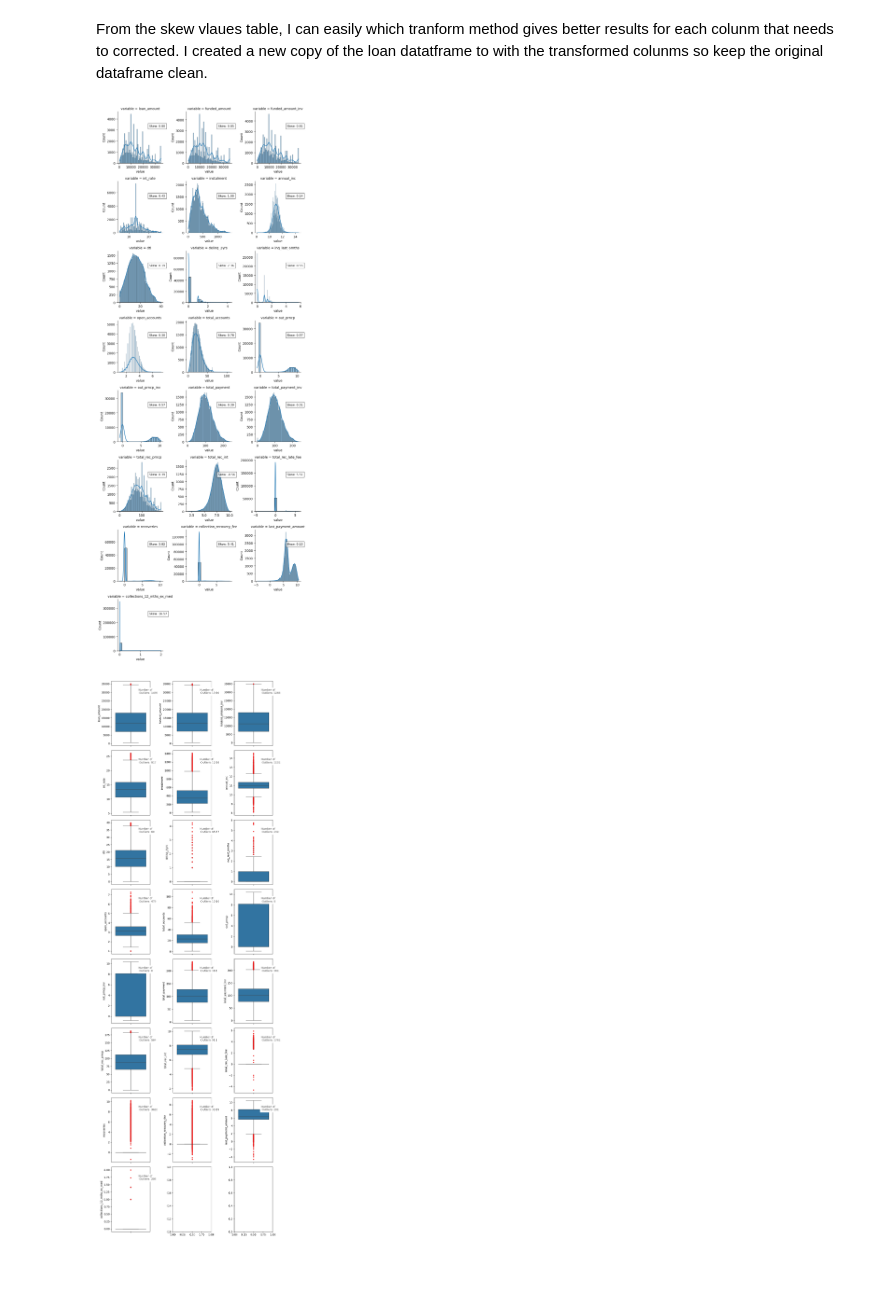
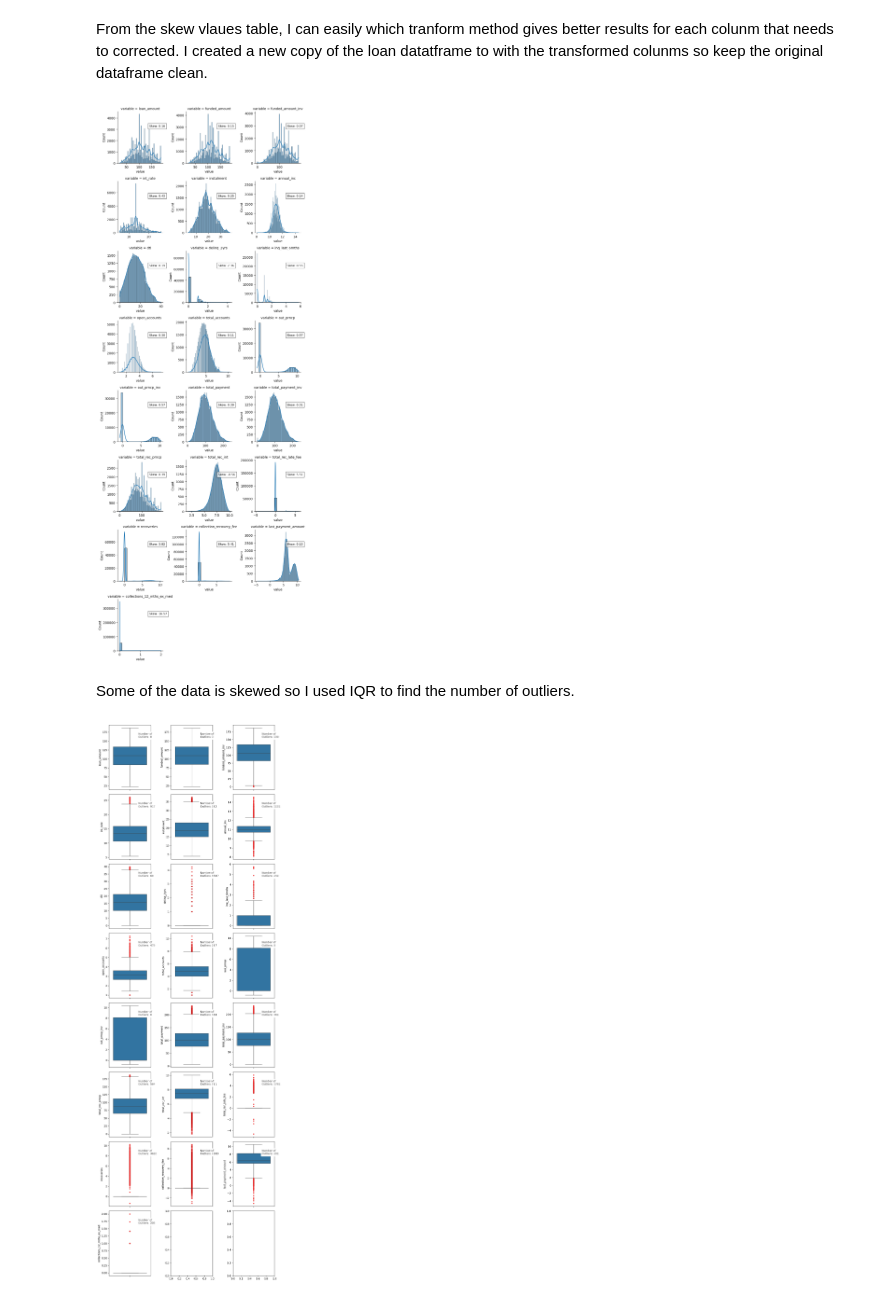
Before and after one commit to hosna22/EDA-Customer-Loans, a Jupyter notebook: EDA.ipynb, the cells around one changed output. Saved outputs shown, nothing was run; the diff lists cells and outputs as text; code cells hidden in the pictures; blank space fills up the shorter version.

```diff
--- a/EDA.ipynb
+++ b/EDA.ipynb
@@ -240,18 +252,19 @@ I created a new copy of the loan datatframe to with the transformed colunms so k
 loan_transformed = loan_df.copy()
 
 df_transform.correct_skew_log_transform(loan_transformed, 'collection_recovery_fee','recoveries', 'total_rec_late_fee', 'annual_inc', 'last_payment_amount', 'out_prncp_inv', 'out_prncp', 'total_rec_int')
-df_transform.correct_skew_sqrt(loan_transformed,'collections_12_mths_ex_med','delinq_2yrs', 'inq_last_6mths', 'total_payment', 'total_rec_prncp', 'total_payment_inv', 'open_accounts')
+df_transform.correct_skew_sqrt(loan_transformed,'collections_12_mths_ex_med','delinq_2yrs', 'inq_last_6mths', 'total_payment', 'total_rec_prncp', 'total_payment_inv', 'open_accounts', 'instalment','funded_amount', 'funded_amount_inv','loan_amount', 'total_accounts')
 
 df_plot.plot_kde_all_grid(loan_transformed)
 # %% [output]
-[figure, old version]
+[figure, new version]
+# %% [markdown]
+Some of the data is skewed so I used IQR to find the number of outliers.
 # %%
-
-df_plot.plot_box_plot_all(loan_transformed, 'loan_amount', 'funded_amount', 'funded_amount_inv',
+df_plot.plot_box_plots_grid(loan_transformed, 'loan_amount', 'funded_amount', 'funded_amount_inv',
        'int_rate', 'instalment', 'annual_inc', 'dti', 'delinq_2yrs',
        'inq_last_6mths', 'open_accounts', 'total_accounts', 'out_prncp',
        'out_prncp_inv', 'total_payment', 'total_payment_inv', 'total_rec_prncp',
        'total_rec_int', 'total_rec_late_fee', 'recoveries', 'collection_recovery_fee',
        'last_payment_amount', 'collections_12_mths_ex_med')
 # %% [output]
-[figure, old version]
+[figure, new version]
```
Also changed, not shown: parts of 10 cells of this notebook, 1 other file.
